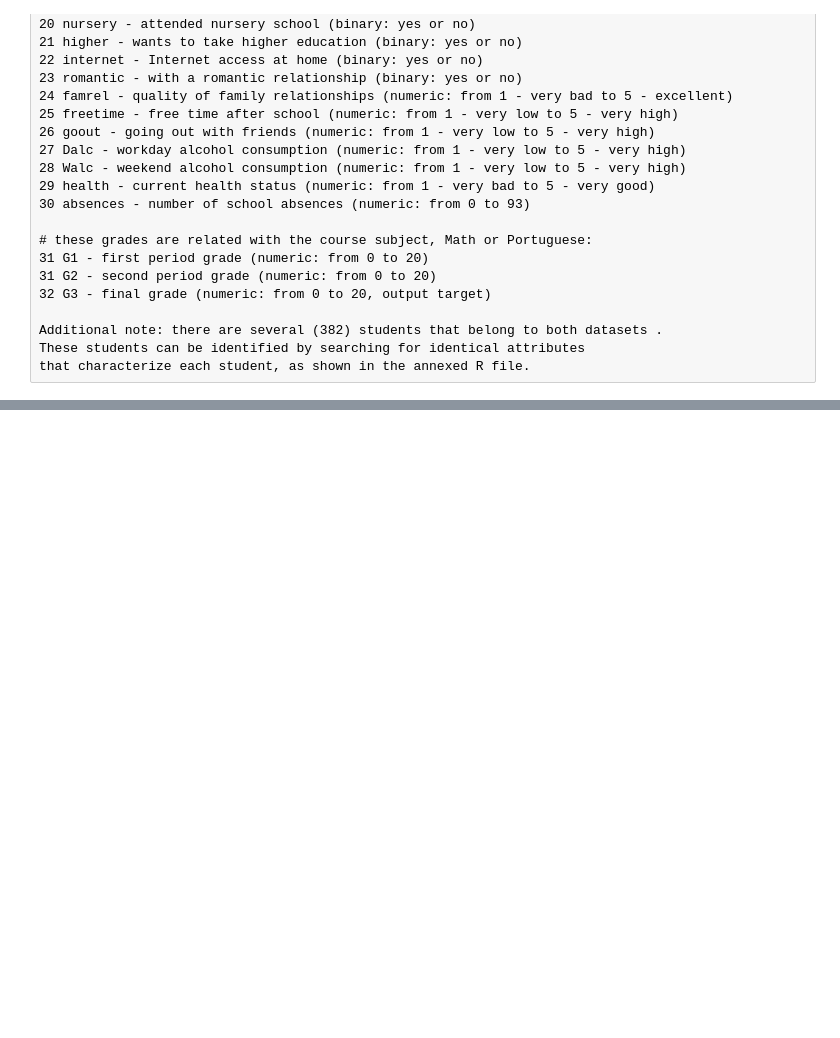
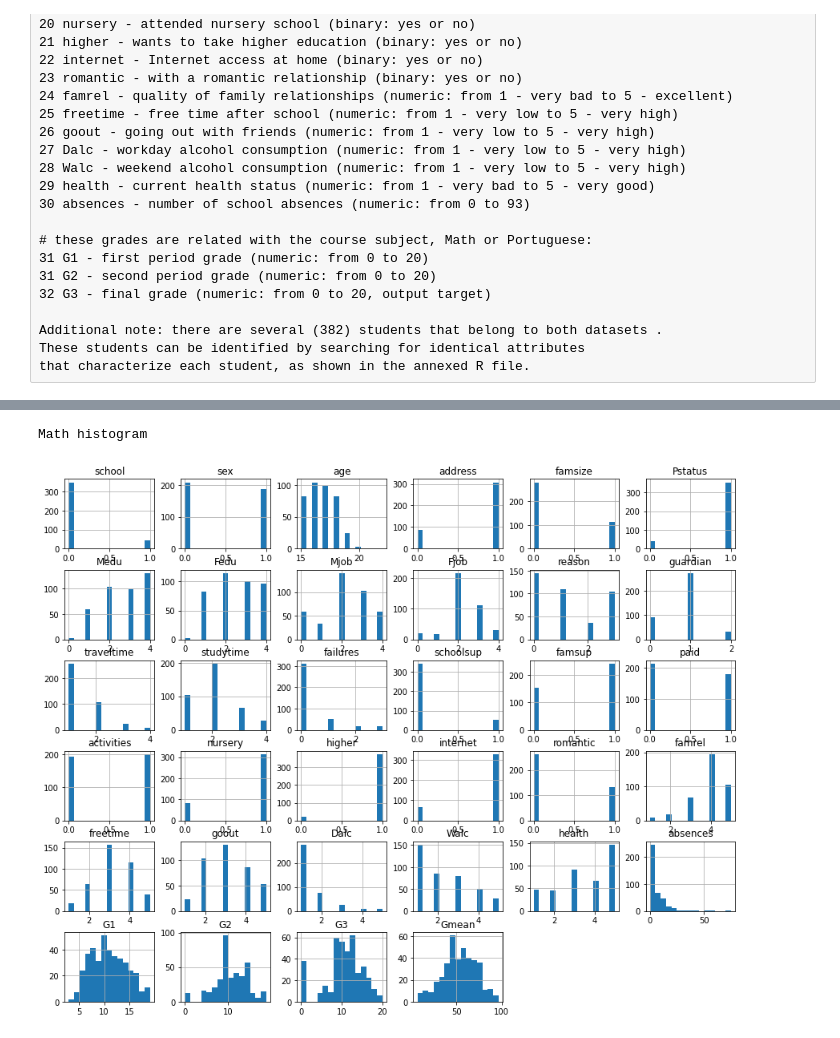
Before and after one commit to cheng1999/Student-Performance-Predict, a Jupyter notebook: cheng.ipynb, the cells around one changed output, grey strips where cells are left out. Saved outputs shown, nothing was run; the diff lists cells and outputs as text; code cells hidden in the pictures; blank space fills up the shorter version.

```diff
--- a/cheng.ipynb
+++ b/cheng.ipynb
@@ -94,0 +129,7 @@ sns.heatmap(data.corr(), annot=True)
+# %%
+print('Math histogram')
+mat_data.hist(figsize=(15,12),bins = 15)
+plt.show()
+# %% [output]
+Math histogram
+[figure, added]
```
Also changed, not shown: parts of 34 cells of this notebook.
